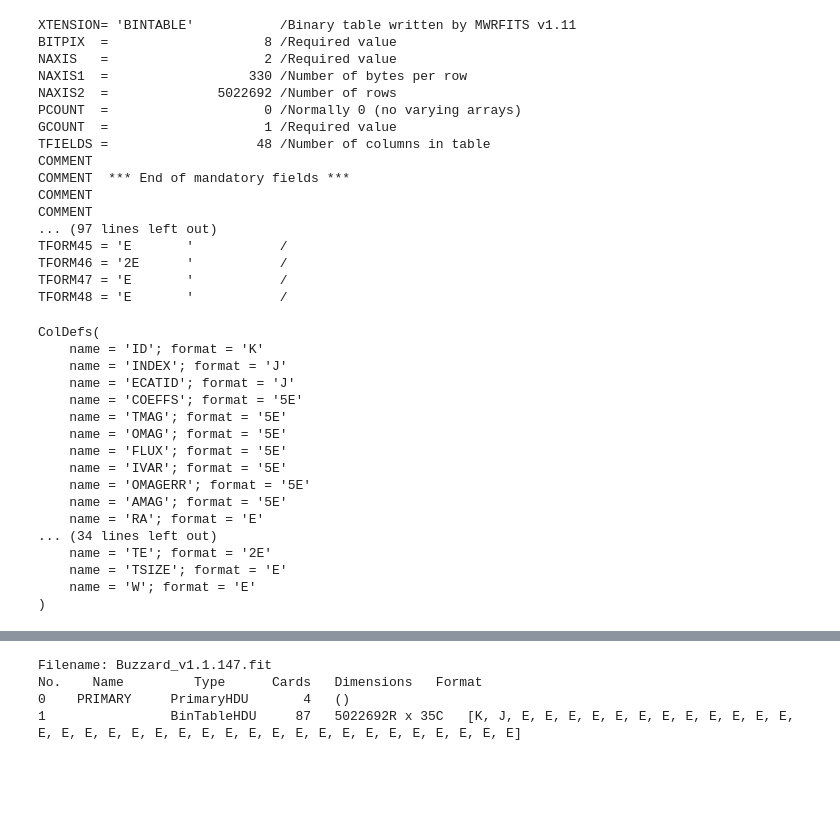
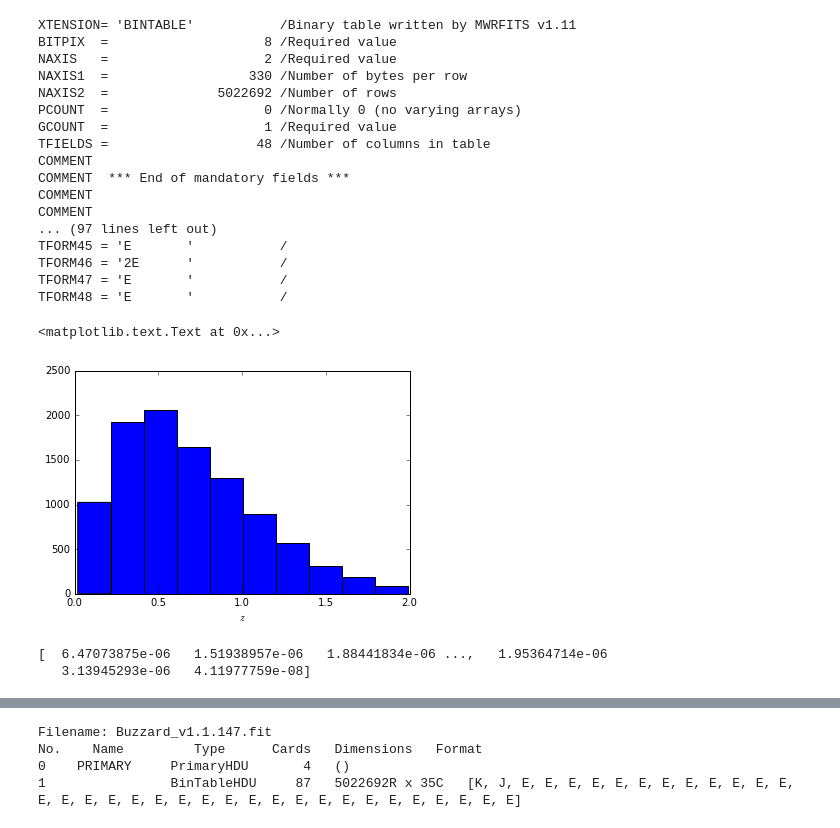
Before and after one commit to aimalz/pretzal, a Jupyter notebook: data-exploration.ipynb, the cells around one changed output, grey strips where cells are left out. Drawn from its saved outputs; the diff is of its cells as text; code cells hidden in the pictures; blank space fills up the shorter version.

```diff
--- a/data-exploration.ipynb
+++ b/data-exploration.ipynb
@@ -36,23 +36,22 @@ TFORM47 = 'E       '           /
 TFORM48 = 'E       '           /
 # %%
 tru_data = tru_hdulist[1].data
-# %%
-tru_cols
-# %% [output]
-ColDefs(
-    name = 'ID'; format = 'K'
-    name = 'INDEX'; format = 'J'
-    name = 'ECATID'; format = 'J'
-    name = 'COEFFS'; format = '5E'
-    name = 'TMAG'; format = '5E'
-    name = 'OMAG'; format = '5E'
-    name = 'FLUX'; format = '5E'
-    name = 'IVAR'; format = '5E'
-    name = 'OMAGERR'; format = '5E'
-    name = 'AMAG'; format = '5E'
-    name = 'RA'; format = 'E'
-... (34 lines left out)
-    name = 'TE'; format = '2E'
-    name = 'TSIZE'; format = 'E'
-    name = 'W'; format = 'E'
-)
+# %%
+# warning, KDE is slow!
+# X = np.random.choice(tru_data['Z'],10000)
+# kde_test = kde.KernelDensity(kernel='gaussian', bandwidth=1.).fit(X.reshape(-1,1))
+# X_plot = np.linspace(np.min(X), np.max(X), 1000)[:, np.newaxis]
+# res = kde_test.score_samples(X_plot)
+# plt.plot(X_plot[:, 0], res)
+
+plt.hist(np.random.choice(tru_data['Z'],10000))
+plt.xlabel(r'$z$')
+# %% [output]
+<matplotlib.text.Text at 0x...>
+[figure, added]
+# %%
+indices = np.random.choice(range(0,len(tru_data)),10000)
+print(tru_data['COEFFS'][indices][:,0])
+# %% [output]
+[  6.47073875e-06   1.51938957e-06   1.88441834e-06 ...,   1.95364714e-06
+   3.13945293e-06   4.11977759e-08]
```
Also changed, not shown: parts of 5 cells of this notebook.
